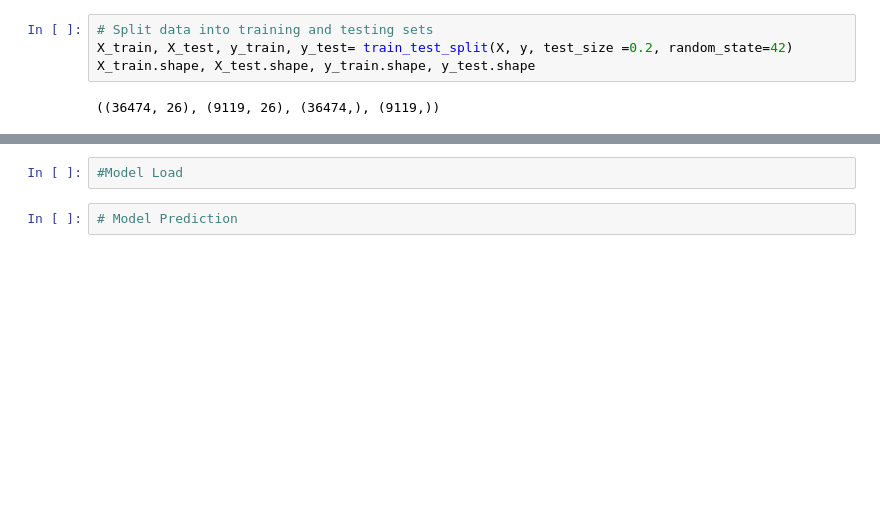
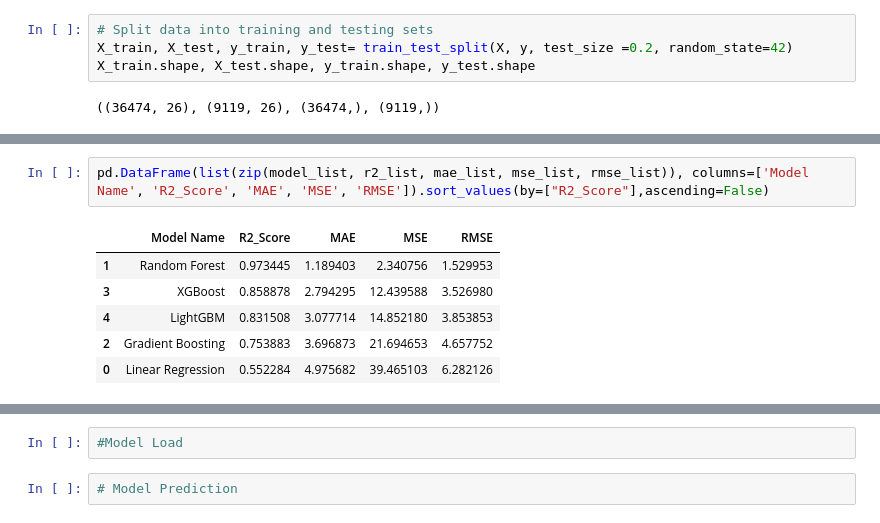
Before and after one commit to ckakgun/customer_delivery_predictor, a Jupyter notebook: notebook/Model_Training.ipynb, the cells around one changed output, grey strips where cells are left out. Cells and saved outputs as stored; diff of their text form; blank space fills up the shorter version.

```diff
--- a/notebook/Model_Training.ipynb
+++ b/notebook/Model_Training.ipynb
@@ -181,0 +235,9 @@ ValueError: could not convert string to float: 'VADRES11DEL01 '
+# %%
+pd.DataFrame(list(zip(model_list, r2_list, mae_list, mse_list, rmse_list)), columns=['Model Name', 'R2_Score', 'MAE', 'MSE', 'RMSE']).sort_values(by=["R2_Score"],ascending=False)
+# %% [output]
+|  | Model Name | R2_Score | MAE | MSE | RMSE |
+| 1 | Random Forest | 0.973445 | 1.189403 | 2.340756 | 1.529953 |
+| 3 | XGBoost | 0.858878 | 2.794295 | 12.439588 | 3.526980 |
+| 4 | LightGBM | 0.831508 | 3.077714 | 14.852180 | 3.853853 |
+| 2 | Gradient Boosting | 0.753883 | 3.696873 | 21.694653 | 4.657752 |
+| 0 | Linear Regression | 0.552284 | 4.975682 | 39.465103 | 6.282126 |
```
Also changed, not shown: parts of 14 cells of this notebook, 2 other files.
